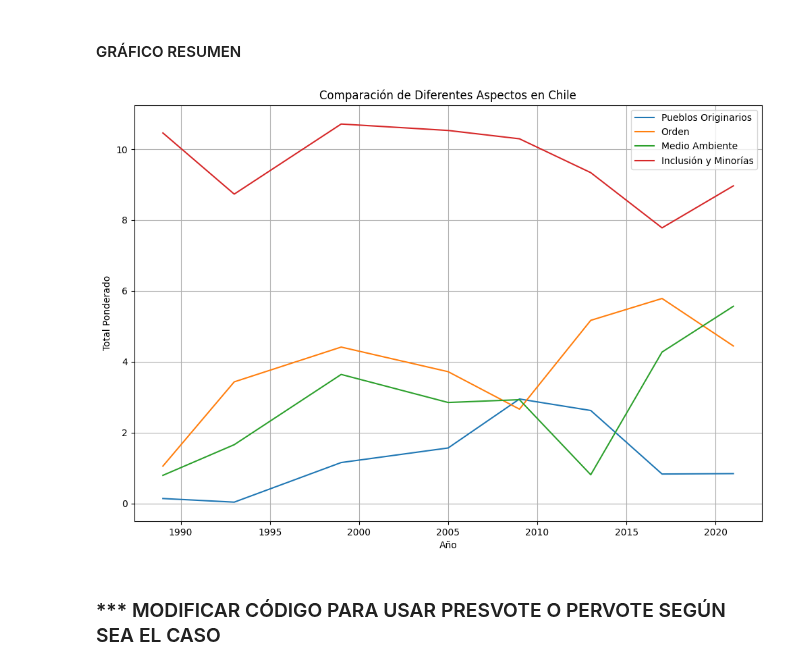
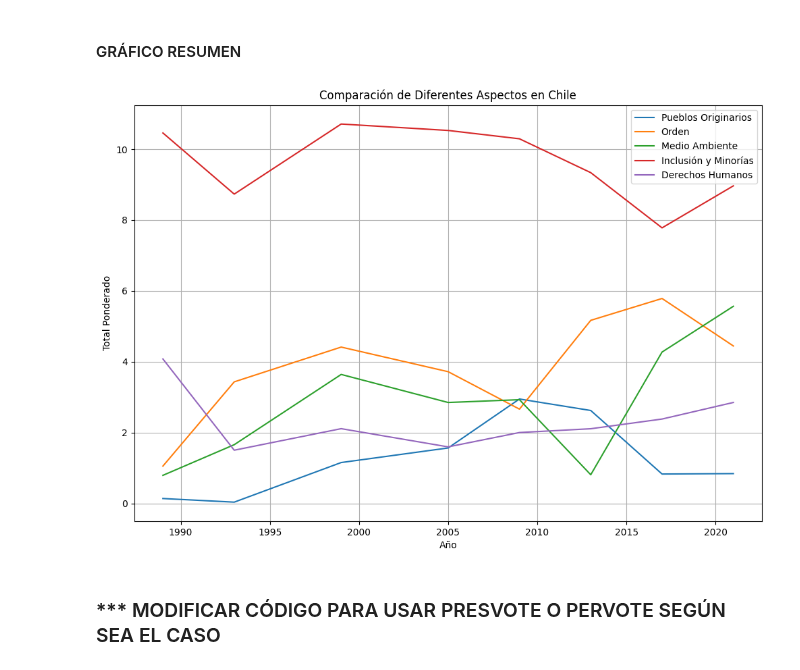
Before and after one commit to MatiasBunsterRaby/Capstone_git, a Jupyter notebook: notebooks/Pruebas_Chile.ipynb, the cells around one changed output. Drawn from its saved outputs; the diff is of its cells as text; code cells hidden in the pictures.

Commit message:
agregamos Derechos Humanos

```diff
--- a/notebooks/Pruebas_Chile.ipynb
+++ b/notebooks/Pruebas_Chile.ipynb
@@ -242,0 +245,17 @@ df_Chile_poriginarios
+# %%
+df_Chile_hr = df_Chile_ponderado[['agno', 'per201']]
+
+# Add a new column 'Total' with the sum/difference of columns
+df_Chile_hr['Total'] = df_Chile_hr['per201']
+
+# Plot columns
+plt.figure(figsize=(10, 6))
+plt.plot(df_Chile_hr['agno'], df_Chile_hr['per201'], label='per201')
+# plt.plot(df_Chile_hr['agno'], df_Chile_hr['Total'], label='Total')
+
+plt.xlabel('Año')
+plt.ylabel('Ponderado')
+plt.title('PAÍS: CHILE\nDERECHOS HUMANOS (201)')
+plt.legend()
+plt.grid(True)
+plt.show()
@@ -245,26 +271,21 @@ df_Chile_poriginarios
 # %%
 plt.figure(figsize=(12, 8))
 
-# Plot 'df_Chile_poriginarios'
+# Plot
 plt.plot(df_Chile_poriginarios['agno'], df_Chile_poriginarios['Total'], label='Pueblos Originarios')
-
-# Plot 'df_Chile_orden'
 plt.plot(df_Chile_orden['agno'], df_Chile_orden['Total'], label='Orden')
-
-# Plot 'df_Chile_medioambiente'
 plt.plot(df_Chile_medioambiente['agno'], df_Chile_medioambiente['Total'], label='Medio Ambiente')
-
-# Plot 'df_Chile_inclymin'
 plt.plot(df_Chile_inclymin['agno'], df_Chile_inclymin['Total'], label='Inclusión y Minorías')
+plt.plot(df_Chile_hr['agno'], df_Chile_hr['Total'], label='Derechos Humanos')
 
 plt.xlabel('Año')
 plt.ylabel('Total Ponderado')
 plt.title('Comparación de Diferentes Aspectos en Chile')
 plt.legend()
 plt.grid(True)
 plt.show()
 # %% [output]
-[figure, old version]
+[figure, new version]
 # %% [markdown]
 ### *** MODIFICAR CÓDIGO PARA USAR PRESVOTE O PERVOTE SEGÚN SEA EL CASO
 # %% [markdown]
```
Also changed, not shown: parts of 2 cells of this notebook.
